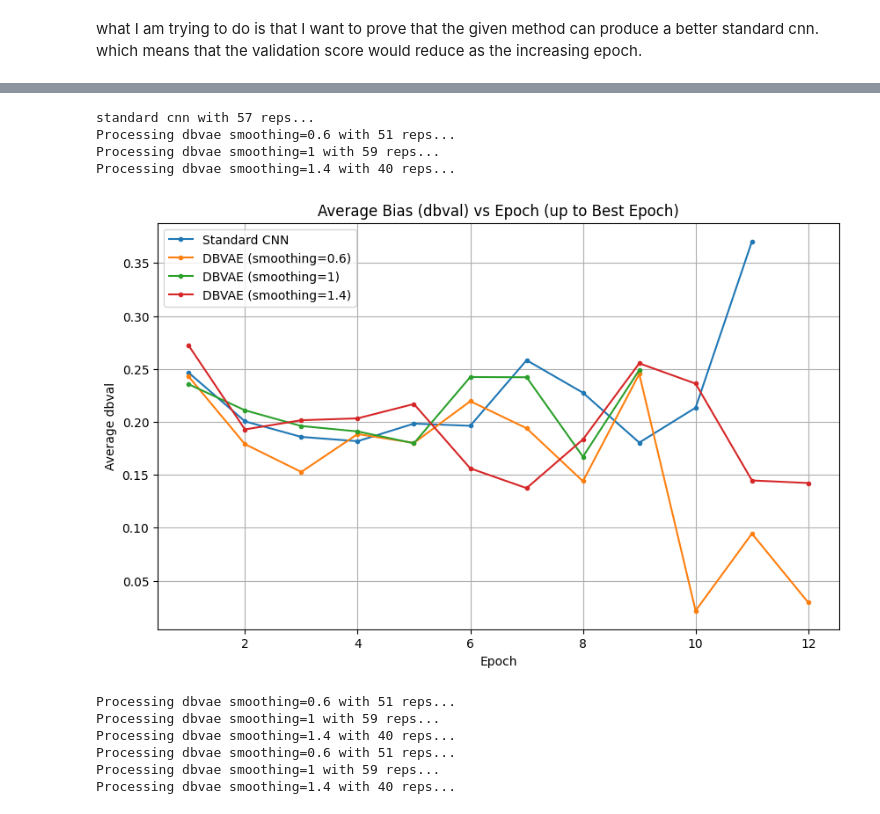
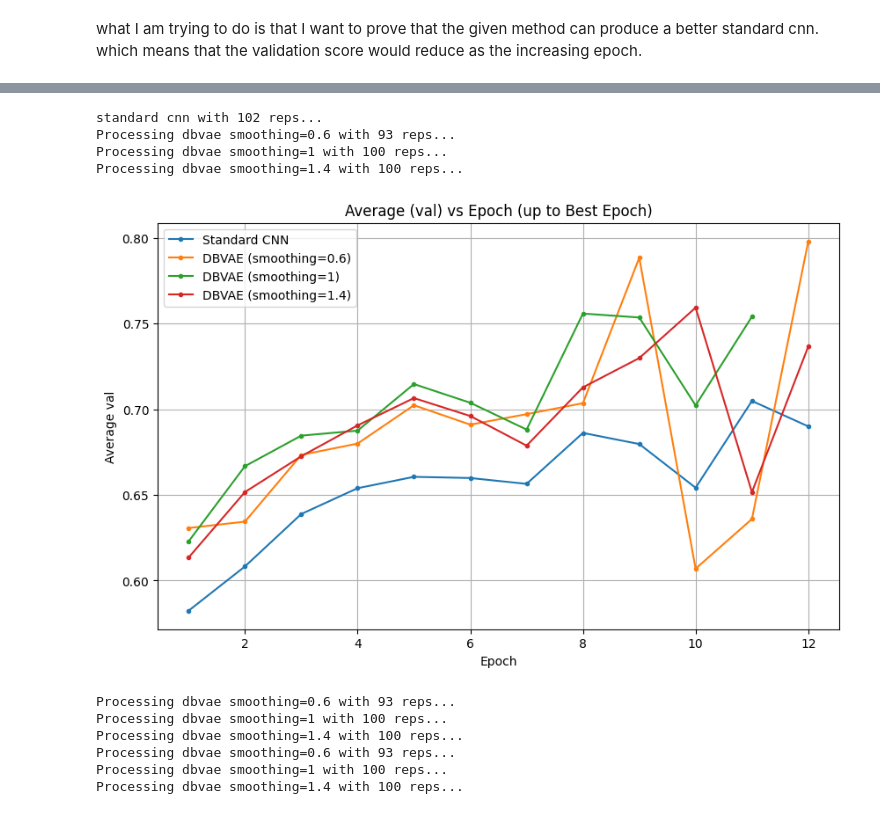
Before and after one commit to zhiyuan-95/db-vae, a Jupyter notebook: comet.ipynb, the cells around one changed output, grey strips where cells are left out. Cells and saved outputs as stored; diff of their text form; code cells hidden in the pictures.

```diff
--- a/comet.ipynb
+++ b/comet.ipynb
@@ -177,8 +291,8 @@ def get_metric_names(model):
       metricName.append(x['metricName'])
   print(sorted(metricName))
 # %%
-def project_name(c):
-  name = 'dbvae-c'
+def project_name(c, name):
+  name = f'{name}-c'
   for x in range(3):
     if len(str(c[x]))==1: name+=f'-{c[x]}'
     else: name+=f'-{str(c[x])[0]}-{str(c[x])[2:]}'
@@ -416,5 +542,5 @@ def get_epoch_avg_history(model, metric='dbval', smoothing_col='smoothing_fact')
 
     return results
 # %%
-measure = 'median'
-standard = comet('standard', measure)
+value = 'median'
+standard = comet('standard', value)
@@ -421,4 +550,4 @@ standard = comet('standard', measure)
 # %%
 #c =(1,0.2,0.0002)
 c = (1,1,0.0002)
-dbvae = comet('debiasing',measure, c)
+dbvae = comet('debiasing',value, c)
@@ -444,48 +622,48 @@ display(combined_summary)
 # %%
 # Calculate average trajectories at each epoch across the experiments
-metrix = 'dbval'# 'val'
+metrix =  'val'
 
 std_traj_dict = get_epoch_avg_history(standard, metrix)
 dbvae_traj_dict = get_epoch_avg_history(dbvae, metrix)
 
 # Plotting
 plt.figure(figsize=(10, 6))
 
 # --- Standard CNN: only one curve ---
 std_traj = std_traj_dict.get('all', pd.Series(dtype=float))
 if not std_traj.empty:
     plt.plot(std_traj.index + 1, std_traj.values,
              label='Standard CNN', marker='.')
 
 # --- DBVAE: curves for each smoothing_fact ---
 for sm_val, traj in dbvae_traj_dict.items():
     if traj is None or traj.empty:
         continue
     plt.plot(traj.index + 1, traj.values,
              label=f'DBVAE (smoothing={sm_val})', marker='.')
 
 plt.xlabel('Epoch')
 plt.ylabel(f'Average {metrix}')
-plt.title(f'Average Bias ({metrix}) vs Epoch (up to Best Epoch)')
+plt.title(f'Average ({metrix}) vs Epoch (up to Best Epoch)')
 plt.legend()
 plt.grid(True)
 plt.show()
 # %% [output]
-standard cnn with 57 reps...
-Processing dbvae smoothing=0.6 with 51 reps...
-Processing dbvae smoothing=1 with 59 reps...
-Processing dbvae smoothing=1.4 with 40 reps...
+standard cnn with 102 reps...
+Processing dbvae smoothing=0.6 with 93 reps...
+Processing dbvae smoothing=1 with 100 reps...
+Processing dbvae smoothing=1.4 with 100 reps...
-[figure, old version]
+[figure, new version]
 # %%
-metrics_val =  get_epoch_avg_history(dbvae, 'val')
-metrics_dbval = get_epoch_avg_history(dbvae, 'dbval')
+dbvae_val =  get_epoch_avg_history(dbvae, 'val')
+dbvae_dbval = get_epoch_avg_history(dbvae, 'dbval')
 # %% [output]
-Processing dbvae smoothing=0.6 with 51 reps...
-Processing dbvae smoothing=1 with 59 reps...
-Processing dbvae smoothing=1.4 with 40 reps...
-Processing dbvae smoothing=0.6 with 51 reps...
-Processing dbvae smoothing=1 with 59 reps...
-Processing dbvae smoothing=1.4 with 40 reps...
+Processing dbvae smoothing=0.6 with 93 reps...
+Processing dbvae smoothing=1 with 100 reps...
+Processing dbvae smoothing=1.4 with 100 reps...
+Processing dbvae smoothing=0.6 with 93 reps...
+Processing dbvae smoothing=1 with 100 reps...
+Processing dbvae smoothing=1.4 with 100 reps...
 # %%
 Vae = []
 Dbvae = []
```
Also changed, not shown: parts of 18 cells of this notebook.
